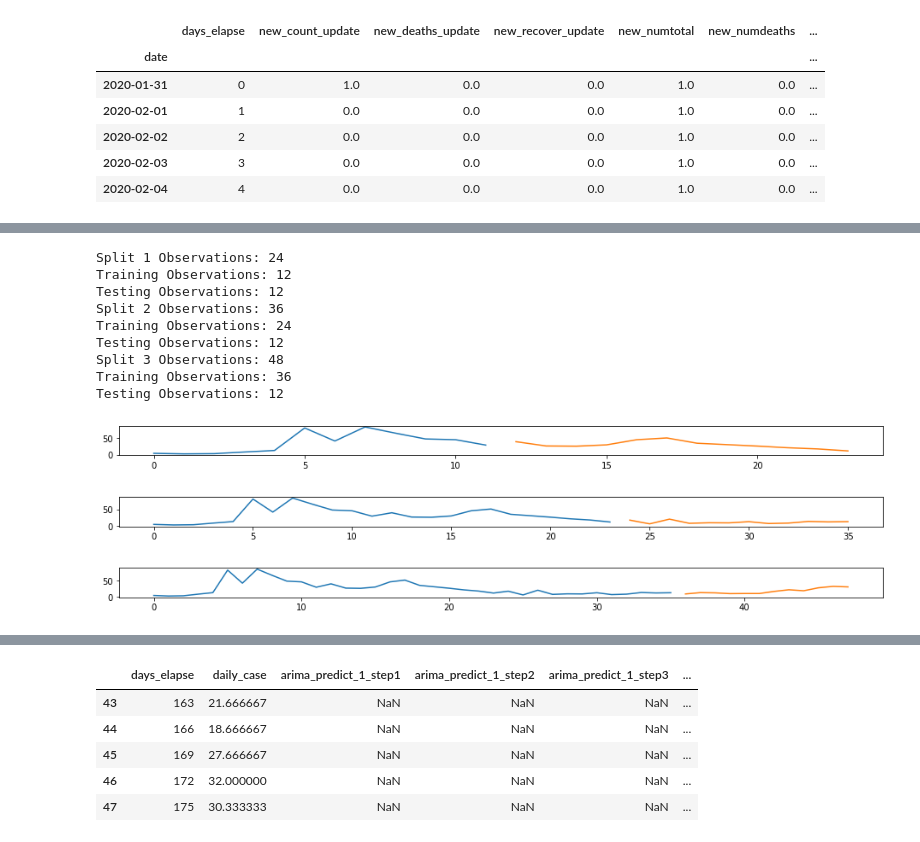
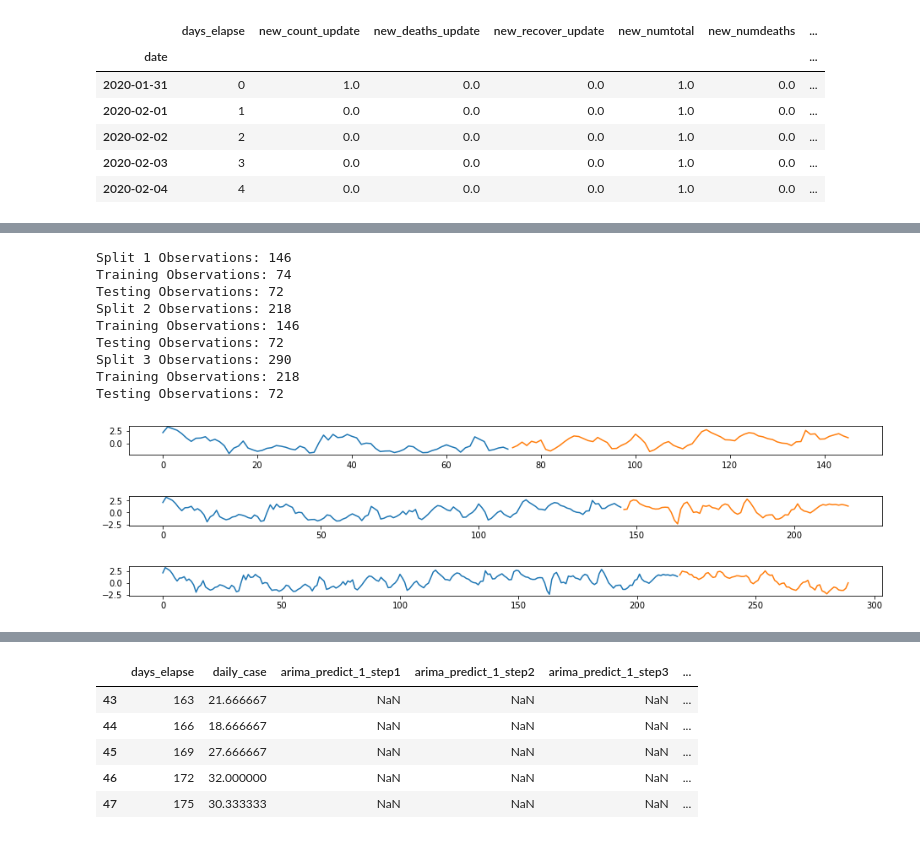
Before and after one commit to WraySmith/COVID_learning, a Jupyter notebook: covid_stats_update.ipynb, the cells around one changed output, grey strips where cells are left out. Saved outputs shown, nothing was run; the diff lists cells and outputs as text; code cells hidden in the pictures.

```diff
--- a/covid_stats_update.ipynb
+++ b/covid_stats_update.ipynb
@@ -212,5 +103,5 @@ def boxcox_inverse(value, lam):
     return math.exp(math.log(lam * value + 1) / lam)
 # %%
 # add the columns transformations to the dataset
-covid_3day = add_series(covid_3day, columns_analyze = 'daily_case')
+covid_3day = add_series(covid_mod, column = 'daily_case_3mean')
 # %% [output]
@@ -288,0 +181,9 @@ explore_series(covid_3day, col_explore)
+# %%
+from pmdarima import model_selection
+train, test = model_selection.train_test_split(covid_3day[['2wknormal']].dropna().reset_index(drop=True), train_size=250)
+arima = pm.auto_arima(train,
+                        error_action='ignore',
+                        trace=True,
+                        suppress_warnings=True,
+                        seasonal=False,
+                        stepwise=True)
@@ -302,7 +235,6 @@ covid_3day.describe()
 # calculate repeated train-test splits of time series data
 def splitter(df, column, split_num):
     splits = TimeSeriesSplit(n_splits=split_num)
-    #plt.figure(1)
     plt.figure(figsize = (16, 2*split_num))
     index = 1
     for train_index, test_index in splits.split(df[column]):
@@ -313,23 +245,25 @@ def splitter(df, column, split_num):
         print('Testing Observations: %d' % (len(test)))
         plt.subplot(810 + index*2)
         plt.plot(train)
-        plt.plot([None for i in train] + [x for x in test])
+        plt.plot(test)
         index += 1
     plt.show()
     return splits
+# %%
+other = covid_3day.dropna().reset_index(drop=True).copy()
 # %%
-splits_3day = splitter(covid_3day, 'daily_case', 3)
+splits_3day = splitter(other, '2wknormal', 3)
 # %% [output]
-Split 1 Observations: 24
-Training Observations: 12
-Testing Observations: 12
-Split 2 Observations: 36
-Training Observations: 24
-Testing Observations: 12
-Split 3 Observations: 48
-Training Observations: 36
-Testing Observations: 12
+Split 1 Observations: 146
+Training Observations: 74
+Testing Observations: 72
+Split 2 Observations: 218
+Training Observations: 146
+Testing Observations: 72
+Split 3 Observations: 290
+Training Observations: 218
+Testing Observations: 72
-[figure, old version]
+[figure, new version]
 # %%
 # null model" persistance model
 def persistence(train, test, label=""):
```
Also changed, not shown: parts of 44 cells of this notebook.
